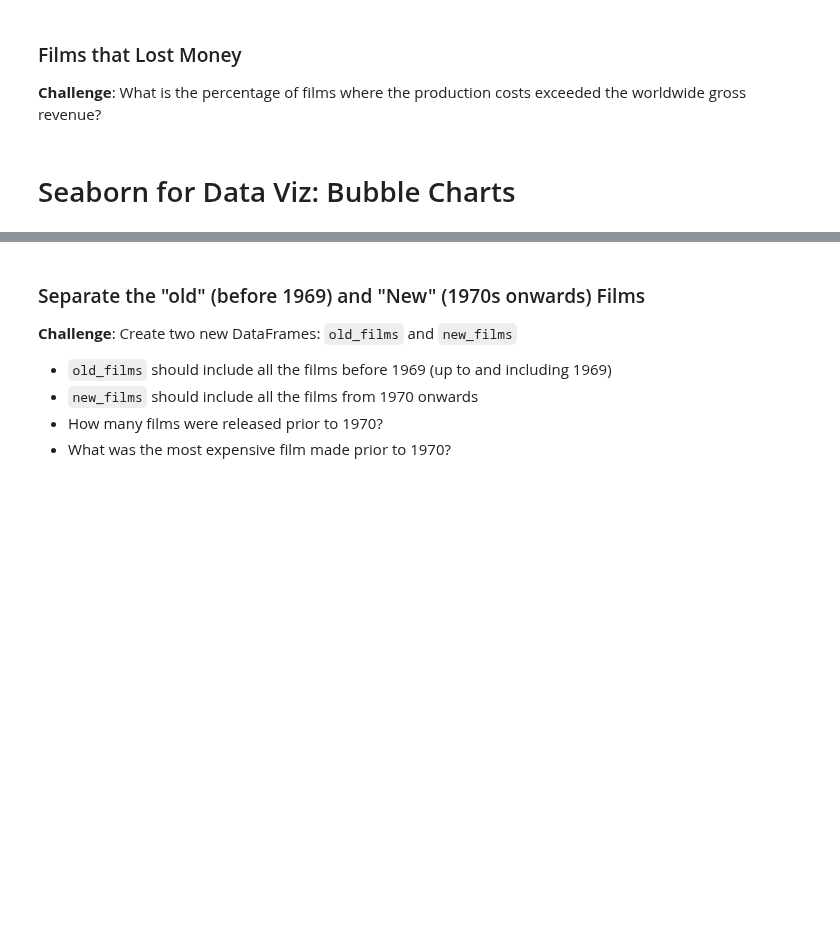
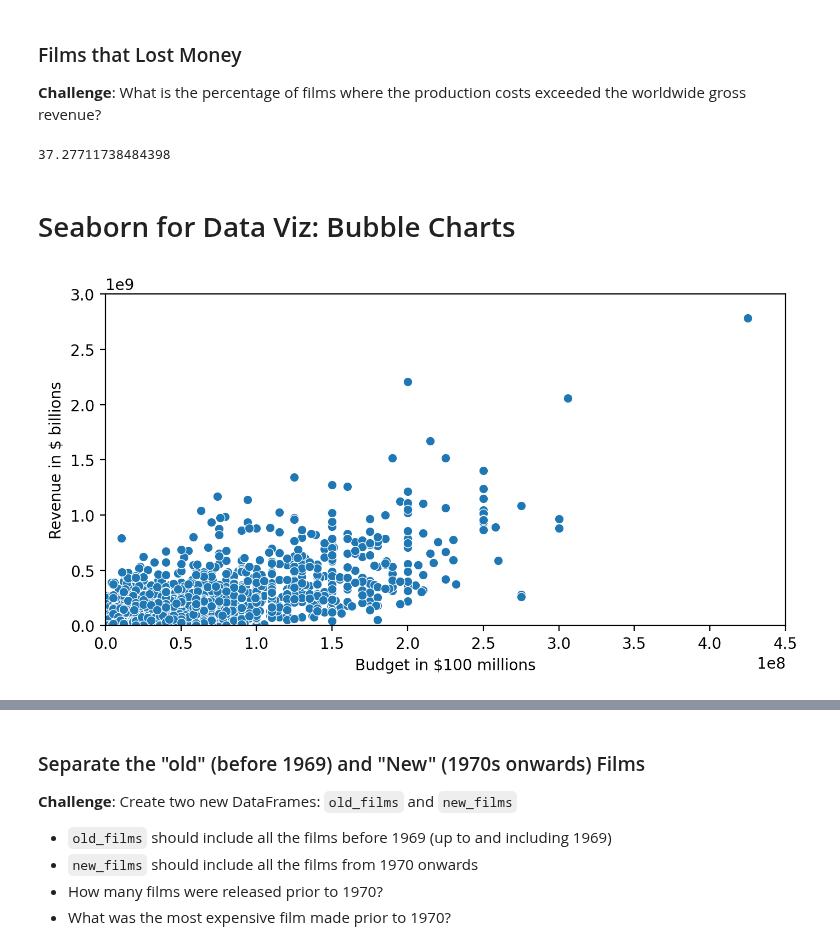
Before and after one commit to kvanst3/Backend, a Jupyter notebook: Data Science/seaborn/Seaborn_and_Linear_Regression_(start).ipynb, the cells around one changed output, grey strips where cells are left out. Cells and saved outputs as stored; diff of their text form; code cells hidden in the pictures; blank space fills up the shorter version.

Commit message:
scatterplot with seaborn

```diff
--- a/Data Science/seaborn/Seaborn_and_Linear_Regression_(start).ipynb
+++ b/Data Science/seaborn/Seaborn_and_Linear_Regression_(start).ipynb
@@ -262,8 +263,30 @@ len(data_clean)
 
 **Challenge**:
 What is the percentage of films where the production costs exceeded the worldwide gross revenue?
+# %%
+money_losers = data_clean[data_clean.USD_Worldwide_Gross < data_clean.USD_Production_Budget]
+len(money_losers)/ len(data_clean) * 100
+# %% [output]
+37.27711738484398
 # %% [markdown]
 # Seaborn for Data Viz: Bubble Charts
+# %%
+plt.figure(figsize=(8,4), dpi=200)
+
+ax = sns.scatterplot(
+    data=data_clean,
+    x='USD_Production_Budget',
+    y='USD_Worldwide_Gross'
+    )
+
+ax.set(ylim=(0, 3000000000),
+       xlim=(0, 450000000),
+       ylabel='Revenue in $ billions',
+       xlabel='Budget in $100 millions')
+
+plt.show()
+# %% [output]
+[figure, added]
 # %% [markdown]
 ### Plotting Movie Releases over Time
 
```
Also changed, not shown: parts of 1 cell of this notebook.
